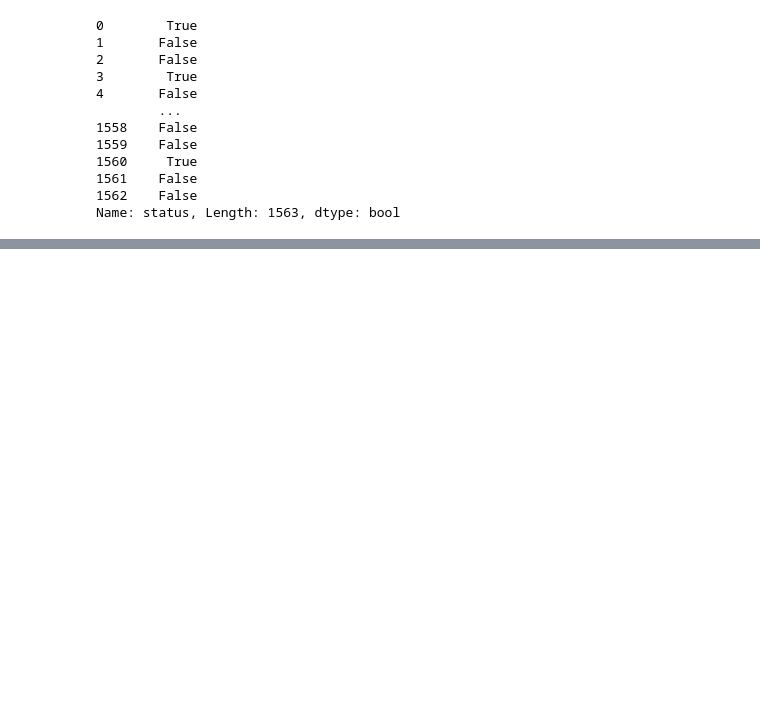
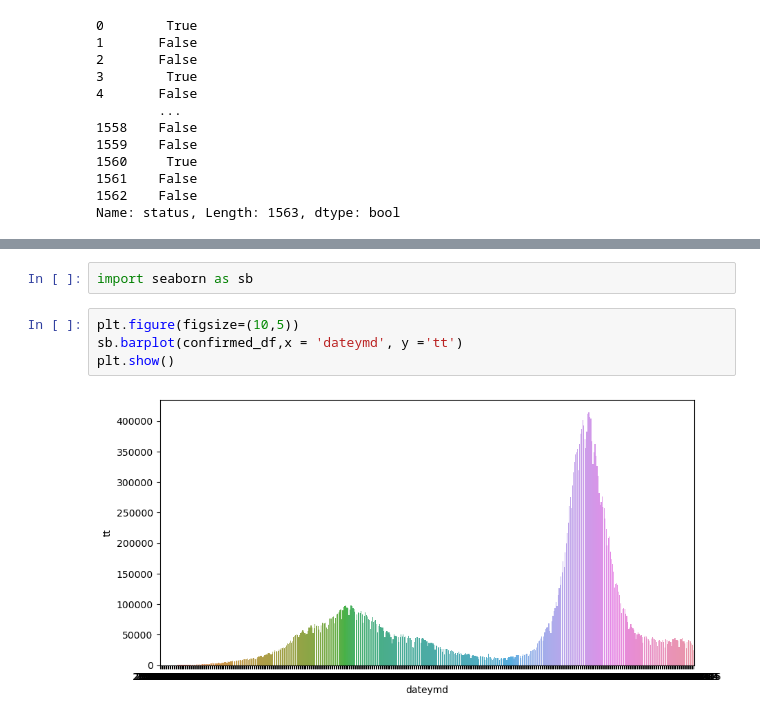
Before and after one commit to brainmentorspvtltd/ds-py, a Jupyter notebook: pandas_1.ipynb, the cells around one changed output, grey strips where cells are left out. Drawn from its saved outputs; the diff is of its cells as text; blank space fills up the shorter version.

```diff
--- a/pandas_1.ipynb
+++ b/pandas_1.ipynb
@@ -127,0 +168,8 @@ Name: status, Length: 1563, dtype: bool
+# %%
+import seaborn as sb
+# %%
+plt.figure(figsize=(10,5))
+sb.barplot(confirmed_df,x = 'dateymd', y ='tt')
+plt.show()
+# %% [output]
+[figure, added]
```
Also changed, not shown: parts of 8 cells of this notebook, 1 other file.
